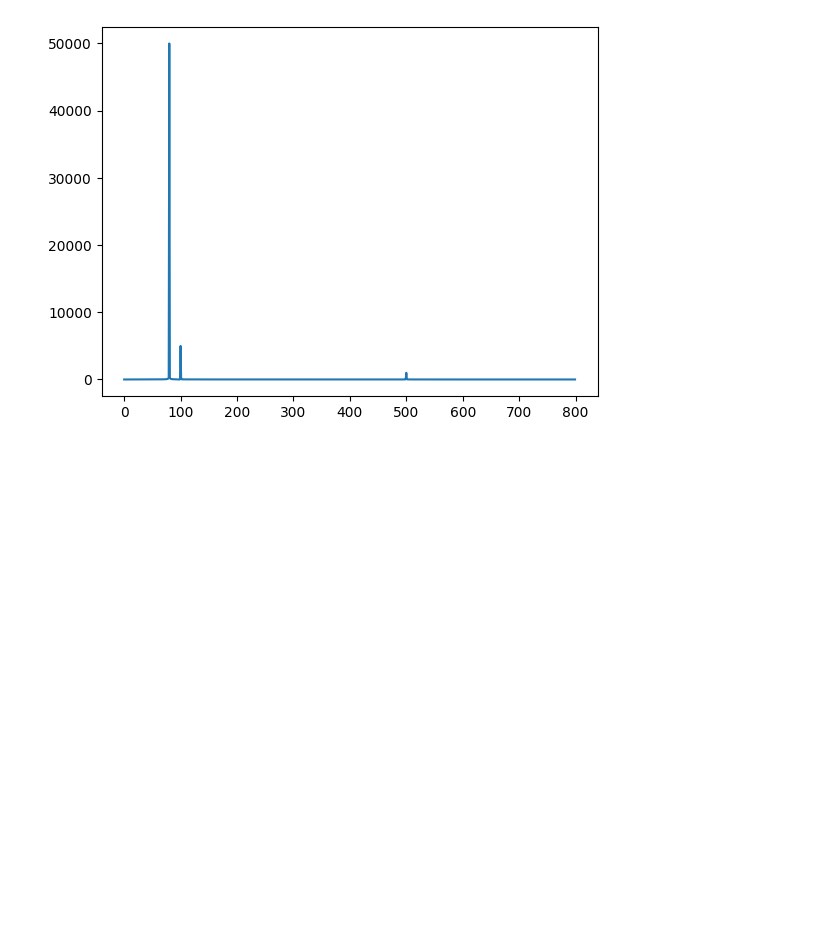
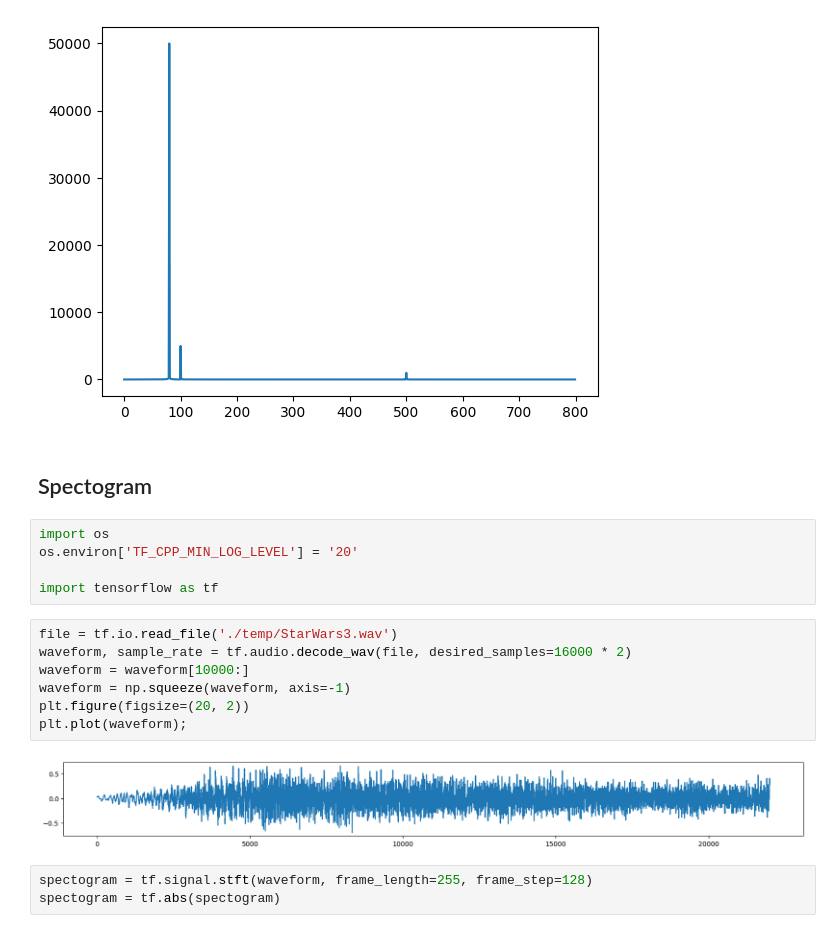
Before and after one commit to AlirezaKamyab/NLP, a Jupyter notebook: 13-Audio-Intro.ipynb, the cells around one changed output. Saved outputs shown, nothing was run; the diff lists cells and outputs as text; blank space fills up the shorter version.

Commit message:
adds audio classification

```diff
--- a/13-Audio-Intro.ipynb
+++ b/13-Audio-Intro.ipynb
@@ -119,3 +119,22 @@ plt.plot(xf, 2.0/N * np.abs(yf[0:N//2]))
 # %% [output]
 [<matplotlib.lines.Line2D at 0x...>]
 [figure]
+# %% [markdown]
+## Spectogram
+# %%
+import os
+os.environ['TF_CPP_MIN_LOG_LEVEL'] = '20'
+
+import tensorflow as tf
+# %%
+file = tf.io.read_file('./temp/StarWars3.wav')
+waveform, sample_rate = tf.audio.decode_wav(file, desired_samples=16000 * 2)
+waveform = waveform[10000:]
+waveform = np.squeeze(waveform, axis=-1)
+plt.figure(figsize=(20, 2))
+plt.plot(waveform);
+# %% [output]
+[figure, added]
+# %%
+spectogram = tf.signal.stft(waveform, frame_length=255, frame_step=128)
+spectogram = tf.abs(spectogram)
```
Also changed, not shown: parts of 2 cells of this notebook, 1 other file.
